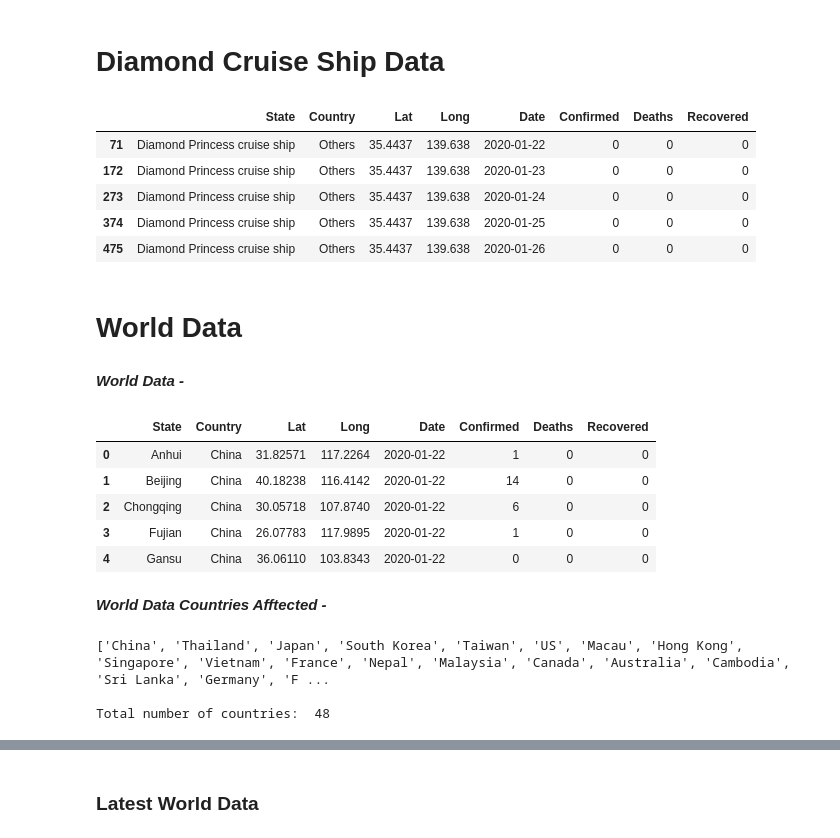
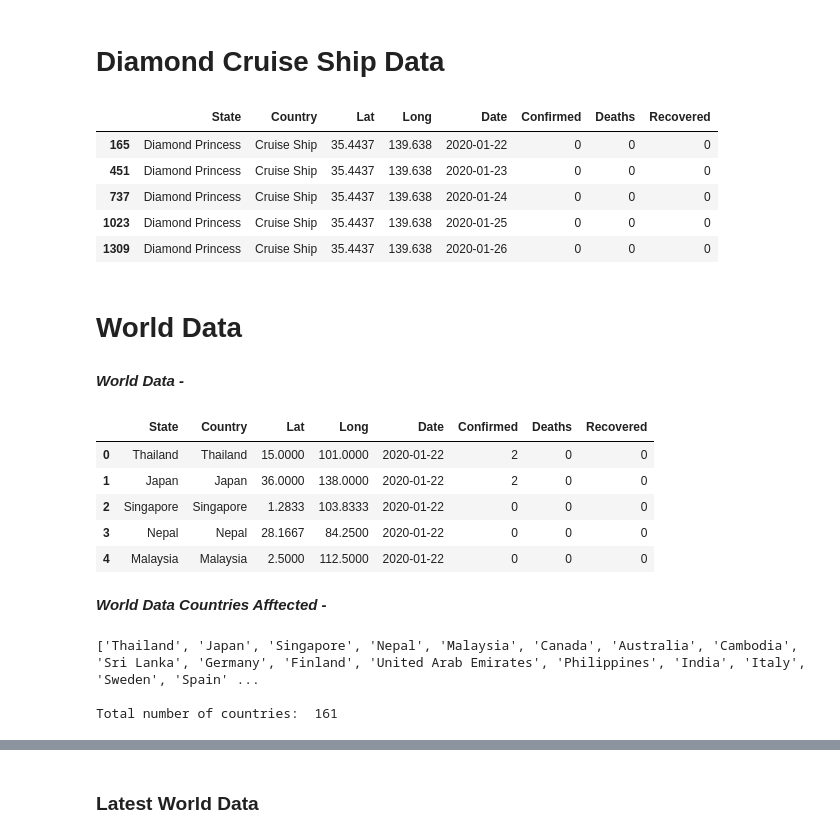
Before and after one commit to sauravmishra1710/Covid-19---A-Geo-Statistical-Analysis, a Jupyter notebook: Covid-19-SARS CoV-2-A-Geographical-Analysis.ipynb, the cells around one changed output, grey strips where cells are left out. Cells and saved outputs as stored; diff of their text form; code cells hidden in the pictures.

```diff
--- a/Covid-19-SARS CoV-2-A-Geographical-Analysis.ipynb
+++ b/Covid-19-SARS CoV-2-A-Geographical-Analysis.ipynb
@@ -121,7 +135,7 @@ def highlight_max(data, color='yellow'):
 # %% [markdown]
 # Import Dataset
 # %%
-covid_19 = pd.read_csv('./corona-virus-report/covid_19_clean_complete.csv', parse_dates=['Date'])
+covid_19 = pd.read_csv('../input/corona-virus-report/covid_19_clean_complete.csv', parse_dates=['Date'])
 # %%
 print("Covid_19 Shape", covid_19.shape)
 # %% [output]
@@ -280,34 +294,34 @@ Source -
 # %%
 # Lets create a subset of the data for the cruise ship
 
-diamond_cruise_ship_cases = covid_19[covid_19['Country'] == 'Others']
+diamond_cruise_ship_cases = covid_19[covid_19['Country'] == 'Cruise Ship']
 
 # Data Glimpse
 diamond_cruise_ship_cases.head()
 # %% [output]
 |  | State | Country | Lat | Long | Date | Confirmed | Deaths | Recovered |
-| 71 | Diamond Princess cruise ship | Others | 35.4437 | 139.638 | 2020-01-22 | 0 | 0 | 0 |
-| 172 | Diamond Princess cruise ship | Others | 35.4437 | 139.638 | 2020-01-23 | 0 | 0 | 0 |
-| 273 | Diamond Princess cruise ship | Others | 35.4437 | 139.638 | 2020-01-24 | 0 | 0 | 0 |
-| 374 | Diamond Princess cruise ship | Others | 35.4437 | 139.638 | 2020-01-25 | 0 | 0 | 0 |
-| 475 | Diamond Princess cruise ship | Others | 35.4437 | 139.638 | 2020-01-26 | 0 | 0 | 0 |
+| 165 | Diamond Princess | Cruise Ship | 35.4437 | 139.638 | 2020-01-22 | 0 | 0 | 0 |
+| 451 | Diamond Princess | Cruise Ship | 35.4437 | 139.638 | 2020-01-23 | 0 | 0 | 0 |
+| 737 | Diamond Princess | Cruise Ship | 35.4437 | 139.638 | 2020-01-24 | 0 | 0 | 0 |
+| 1023 | Diamond Princess | Cruise Ship | 35.4437 | 139.638 | 2020-01-25 | 0 | 0 | 0 |
+| 1309 | Diamond Princess | Cruise Ship | 35.4437 | 139.638 | 2020-01-26 | 0 | 0 | 0 |
 # %% [markdown]
 # World Data
 # %%
 # Now that we have created a different subset for the cruise ship data, lets derive a subset with only the country data
-covid_19_world_data = covid_19[covid_19['Country'] != 'Others']
+covid_19_world_data = covid_19[covid_19['Country'] != 'Cruise Ship']
 
 formatted_text('***World Data -***')
 # Data Glimpse
 covid_19_world_data.head()
 # %% [output]
 ***World Data -***
 |  | State | Country | Lat | Long | Date | Confirmed | Deaths | Recovered |
-| 0 | Anhui | China | 31.82571 | 117.2264 | 2020-01-22 | 1 | 0 | 0 |
-| 1 | Beijing | China | 40.18238 | 116.4142 | 2020-01-22 | 14 | 0 | 0 |
-| 2 | Chongqing | China | 30.05718 | 107.8740 | 2020-01-22 | 6 | 0 | 0 |
-| 3 | Fujian | China | 26.07783 | 117.9895 | 2020-01-22 | 1 | 0 | 0 |
-| 4 | Gansu | China | 36.06110 | 103.8343 | 2020-01-22 | 0 | 0 | 0 |
+| 0 | Thailand | Thailand | 15.0000 | 101.0000 | 2020-01-22 | 2 | 0 | 0 |
+| 1 | Japan | Japan | 36.0000 | 138.0000 | 2020-01-22 | 2 | 0 | 0 |
+| 2 | Singapore | Singapore | 1.2833 | 103.8333 | 2020-01-22 | 0 | 0 | 0 |
+| 3 | Nepal | Nepal | 28.1667 | 84.2500 | 2020-01-22 | 0 | 0 | 0 |
+| 4 | Malaysia | Malaysia | 2.5000 | 112.5000 | 2020-01-22 | 0 | 0 | 0 |
 # %%
 formatted_text('***World Data Countries Afftected -***')
 
@@ -315,9 +329,9 @@ print(covid_19_world_data.Country.unique().tolist())
 print("\nTotal number of countries: ", len(covid_19_world_data.Country.unique().tolist()))
 # %% [output]
 ***World Data Countries Afftected -***
-['China', 'Thailand', 'Japan', 'South Korea', 'Taiwan', 'US', 'Macau', 'Hong Kong', 'Singapore', 'Vietnam', 'France', 'Nepal', 'Malaysia', 'Canada', 'Australia', 'Cambodia', 'Sri Lanka', 'Germany', 'F ...
+['Thailand', 'Japan', 'Singapore', 'Nepal', 'Malaysia', 'Canada', 'Australia', 'Cambodia', 'Sri Lanka', 'Germany', 'Finland', 'United Arab Emirates', 'Philippines', 'India', 'Italy', 'Sweden', 'Spain' ...
 
-Total number of countries:  48
+Total number of countries:  161
 # %%
 formatted_text('***Country and State wise grouped data -***')
 
```
Also changed, not shown: parts of 56 cells of this notebook, 1 other file.
